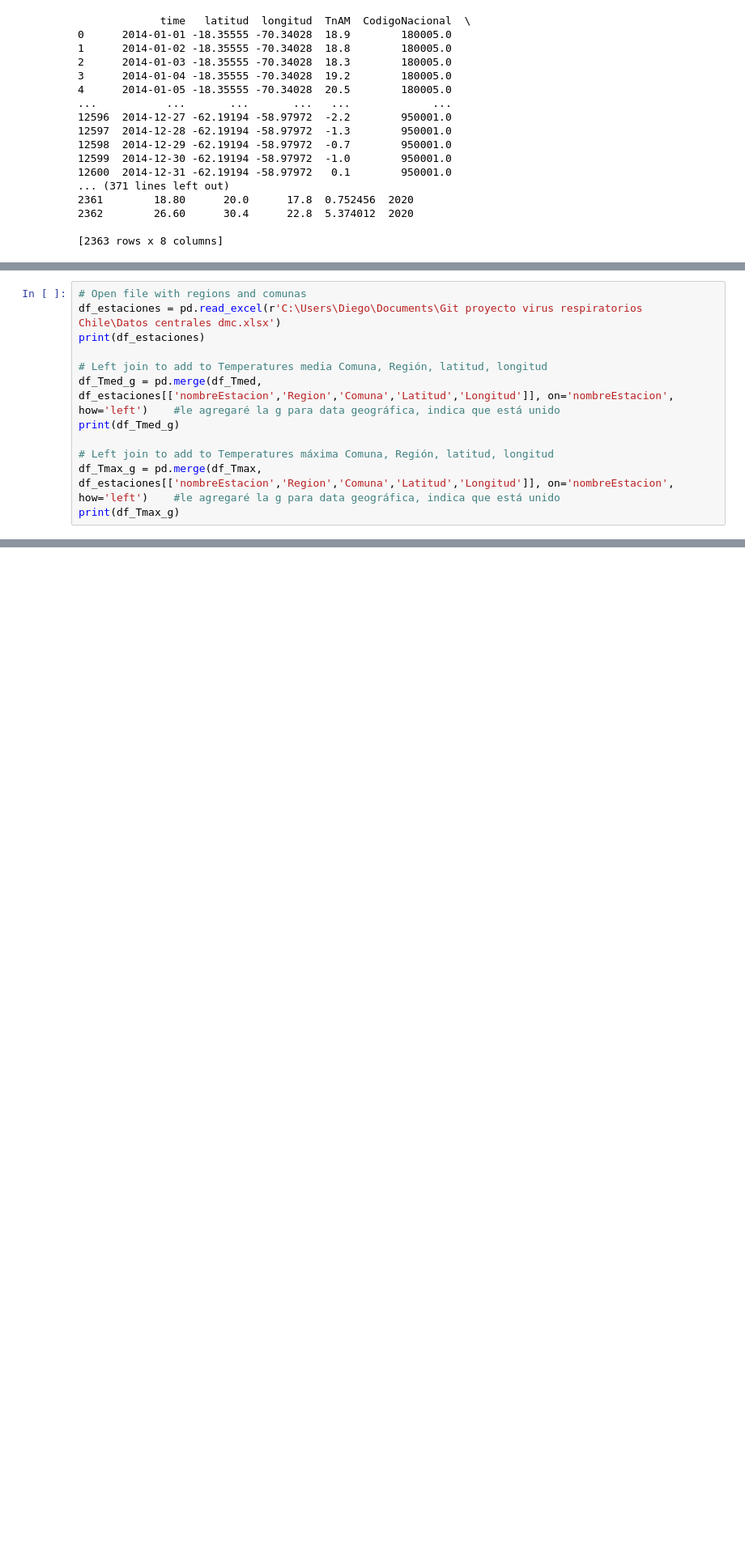
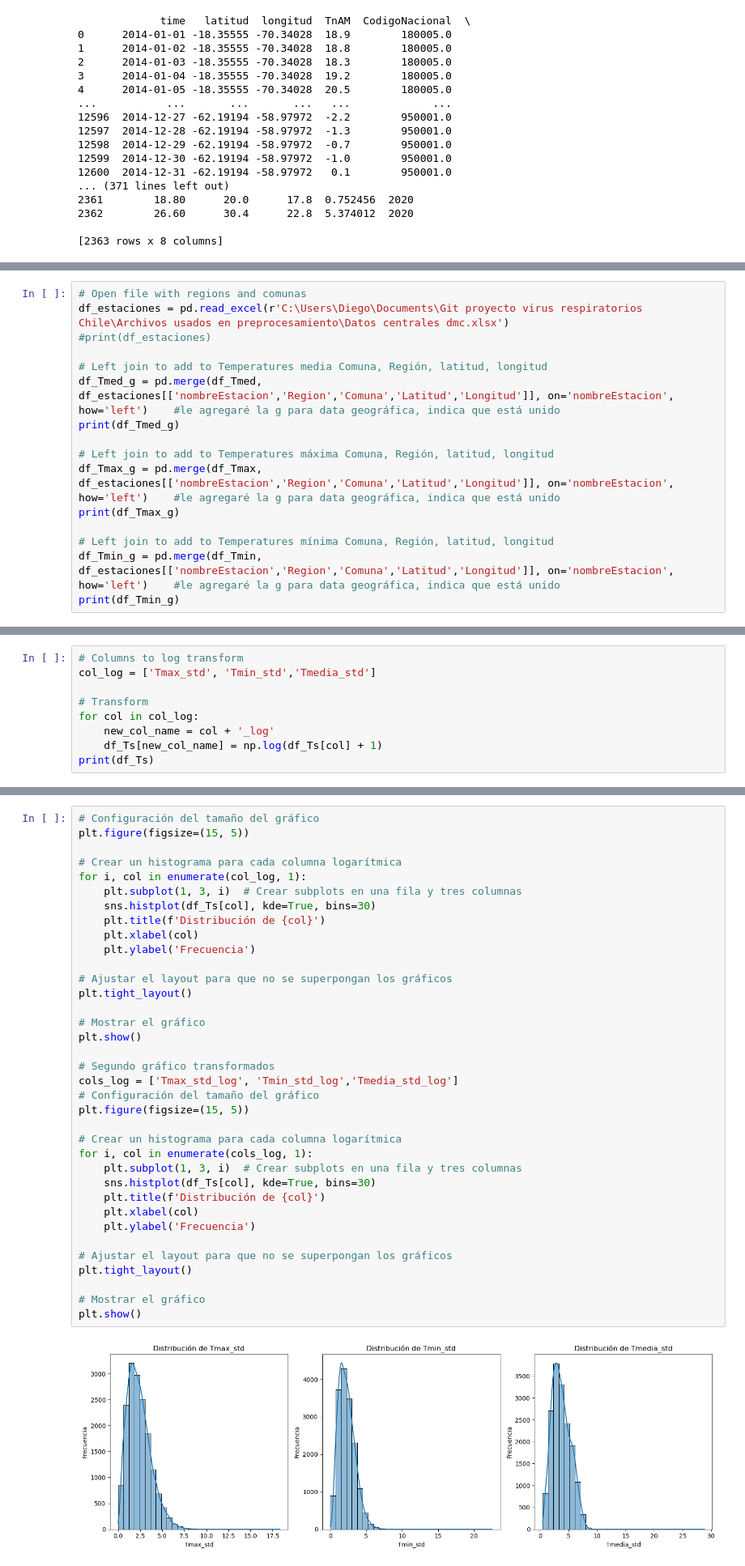
Before and after one commit to dmrebolledo/Git-proyecto-virus-respiratorios-Chile, a Jupyter notebook: actualizar bbdd y dfs.ipynb, the cells around one changed output, grey strips where cells are left out. Shown at 81% size. Saved outputs shown, nothing was run; the diff lists cells and outputs as text; blank space fills up the shorter version.

Commit message:
preprocesamiento df temperaturas, aun falta elegir una central por región y merge con la data epi. Además, se incluye el primer boceto de modelo DL para predecir temperaturas en años no observados

```diff
--- a/actualizar bbdd y dfs.ipynb
+++ b/actualizar bbdd y dfs.ipynb
@@ -756,7 +756,7 @@ df_Tmin = pd.concat(dfs_wTmin, ignore_index=True)
 # %%
 # Open file with regions and comunas
-df_estaciones = pd.read_excel(r'C:\Users\Diego\Documents\Git proyecto virus respiratorios Chile\Datos centrales dmc.xlsx')
-print(df_estaciones)
+df_estaciones = pd.read_excel(r'C:\Users\Diego\Documents\Git proyecto virus respiratorios Chile\Archivos usados en preprocesamiento\Datos centrales dmc.xlsx')
+#print(df_estaciones)
 
 # Left join to add to Temperatures media Comuna, Región, latitud, longitud
 df_Tmed_g = pd.merge(df_Tmed, df_estaciones[['nombreEstacion','Region','Comuna','Latitud','Longitud']], on='nombreEstacion', how='left')    #le agregaré la g para data geográfica, indica que está unido
@@ -765,4 +765,8 @@ print(df_Tmed_g)
 # Left join to add to Temperatures máxima Comuna, Región, latitud, longitud
 df_Tmax_g = pd.merge(df_Tmax, df_estaciones[['nombreEstacion','Region','Comuna','Latitud','Longitud']], on='nombreEstacion', how='left')    #le agregaré la g para data geográfica, indica que está unido
 print(df_Tmax_g)
+
+# Left join to add to Temperatures mínima Comuna, Región, latitud, longitud
+df_Tmin_g = pd.merge(df_Tmin, df_estaciones[['nombreEstacion','Region','Comuna','Latitud','Longitud']], on='nombreEstacion', how='left')    #le agregaré la g para data geográfica, indica que está unido
+print(df_Tmin_g)
 # %% [output]
@@ -804,0 +825,9 @@ memory usage: 108.2+ KB
+# %%
+# Columns to log transform
+col_log = ['Tmax_std', 'Tmin_std','Tmedia_std']
+
+# Transform
+for col in col_log:
+    new_col_name = col + '_log'
+    df_Ts[new_col_name] = np.log(df_Ts[col] + 1)
+print(df_Ts)
@@ -804,0 +852,38 @@ memory usage: 108.2+ KB
+# %%
+# Configuración del tamaño del gráfico
+plt.figure(figsize=(15, 5))
+
+# Crear un histograma para cada columna logarítmica
+for i, col in enumerate(col_log, 1):
+    plt.subplot(1, 3, i)  # Crear subplots en una fila y tres columnas
+    sns.histplot(df_Ts[col], kde=True, bins=30)
+    plt.title(f'Distribución de {col}')
+    plt.xlabel(col)
+    plt.ylabel('Frecuencia')
+
+# Ajustar el layout para que no se superpongan los gráficos
+plt.tight_layout()
+
+# Mostrar el gráfico
+plt.show()
+
+# Segundo gráfico transformados
+cols_log = ['Tmax_std_log', 'Tmin_std_log','Tmedia_std_log']
+# Configuración del tamaño del gráfico
+plt.figure(figsize=(15, 5))
+
+# Crear un histograma para cada columna logarítmica
+for i, col in enumerate(cols_log, 1):
+    plt.subplot(1, 3, i)  # Crear subplots en una fila y tres columnas
+    sns.histplot(df_Ts[col], kde=True, bins=30)
+    plt.title(f'Distribución de {col}')
+    plt.xlabel(col)
+    plt.ylabel('Frecuencia')
+
+# Ajustar el layout para que no se superpongan los gráficos
+plt.tight_layout()
+
+# Mostrar el gráfico
+plt.show()
+# %% [output]
+[figure, added]
```
Also changed, not shown: parts of 17 cells of this notebook, 3 other files.
